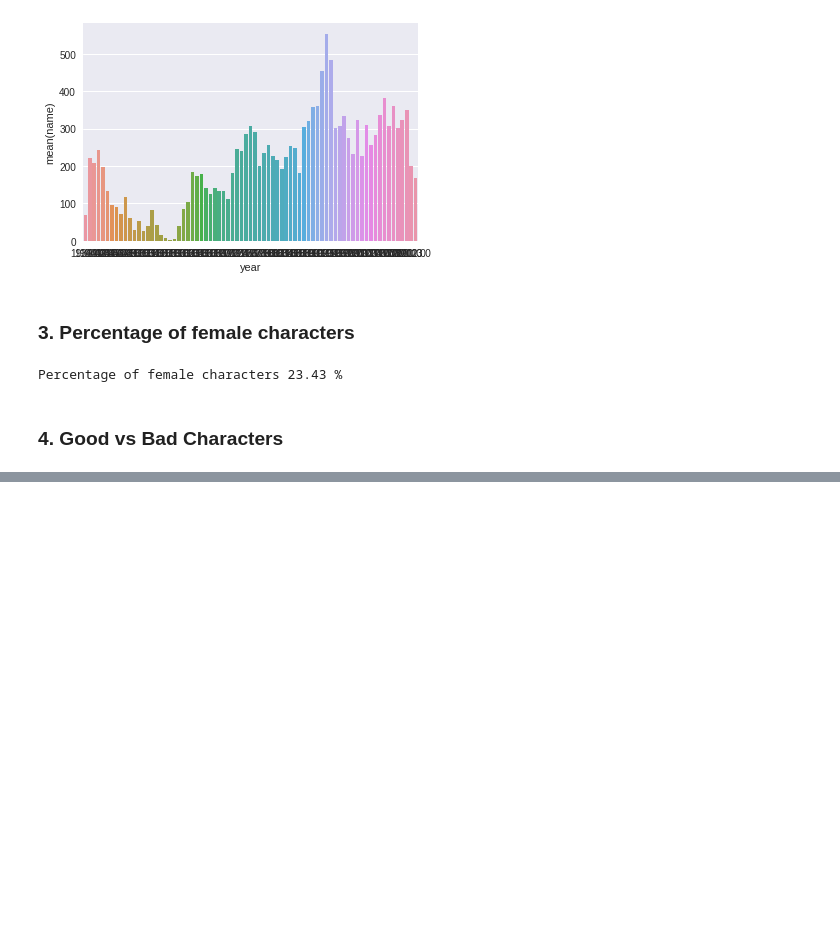
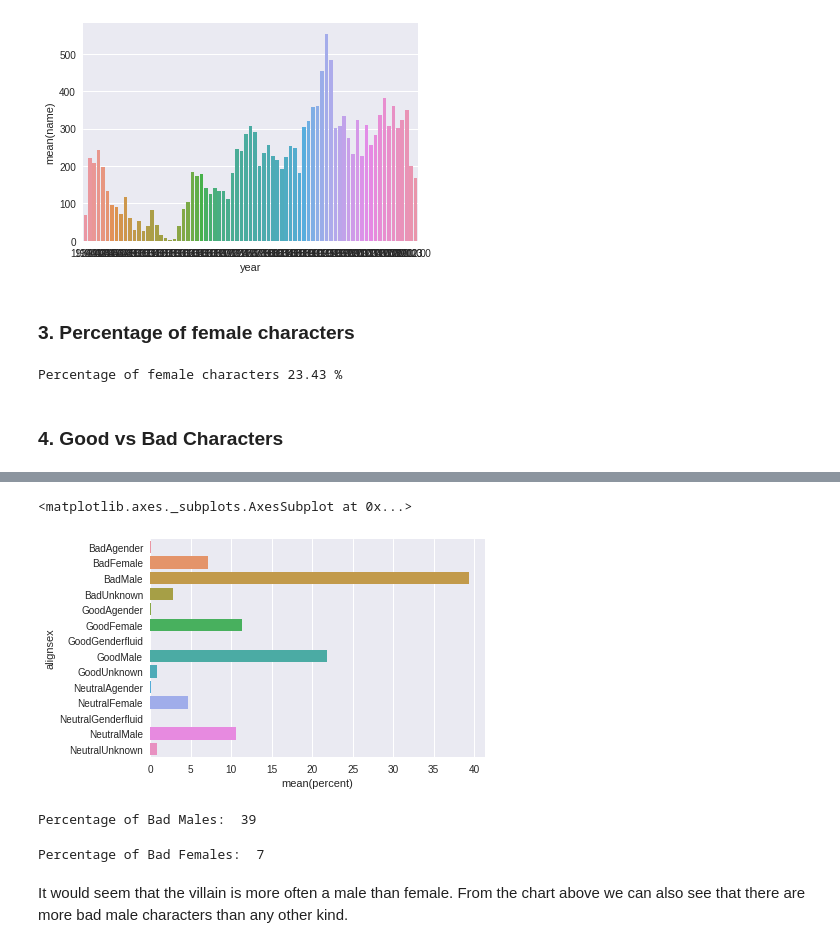
Before and after one commit to westen30/playground, a Jupyter notebook: work/Marvel Comics Data.ipynb, the cells around one changed output, grey strips where cells are left out. Drawn from its saved outputs; the diff is of its cells as text; code cells hidden in the pictures; blank space fills up the shorter version.

```diff
--- a/work/Marvel Comics Data.ipynb
+++ b/work/Marvel Comics Data.ipynb
@@ -223,0 +200,11 @@ goodvbad
+# %%
+#Group by alignment and sex and do a count for each group
+goodvbad = df.groupby(by=['align', 'sex'])['name'].count().reset_index(name='count')
+#Create a percentage column
+goodvbad['percent'] = goodvbad['count'] / goodvbad['count'].sum() * 100
+goodvbad['percent'] = goodvbad['percent'].round(2)
+#Add an index so that I can select rows for specific groupings
+goodvbad['index'] = goodvbad['align'].map(str) + goodvbad['sex']
+goodvbad = goodvbad.set_index('index')
+goodvbad['alignsex'] = goodvbad.index
+goodvbad
@@ -223,0 +228,20 @@ goodvbad
+# %%
+#Create a chart of the distribution of alignment and sex
+sns.barplot(x='percent', y='alignsex', data=goodvbad)
+# %% [output]
+<matplotlib.axes._subplots.AxesSubplot at 0x...>
+[figure, added]
+# %%
+#Show the percentage of bad males
+percentagebadmales = goodvbad.at['BadMale', 'percent']
+print('Percentage of Bad Males: ', int(percentagebadmales))
+# %% [output]
+Percentage of Bad Males:  39
+# %%
+#Show the percentage of bad females
+percentagebadfemales = goodvbad.at['BadFemale', 'percent']
+print('Percentage of Bad Females: ', int(percentagebadfemales))
+# %% [output]
+Percentage of Bad Females:  7
+# %% [markdown]
+It would seem that the villain is more often a male than female. From the chart above we can also see that there are more bad male characters than any other kind.
```
Also changed, not shown: parts of 8 cells of this notebook.
